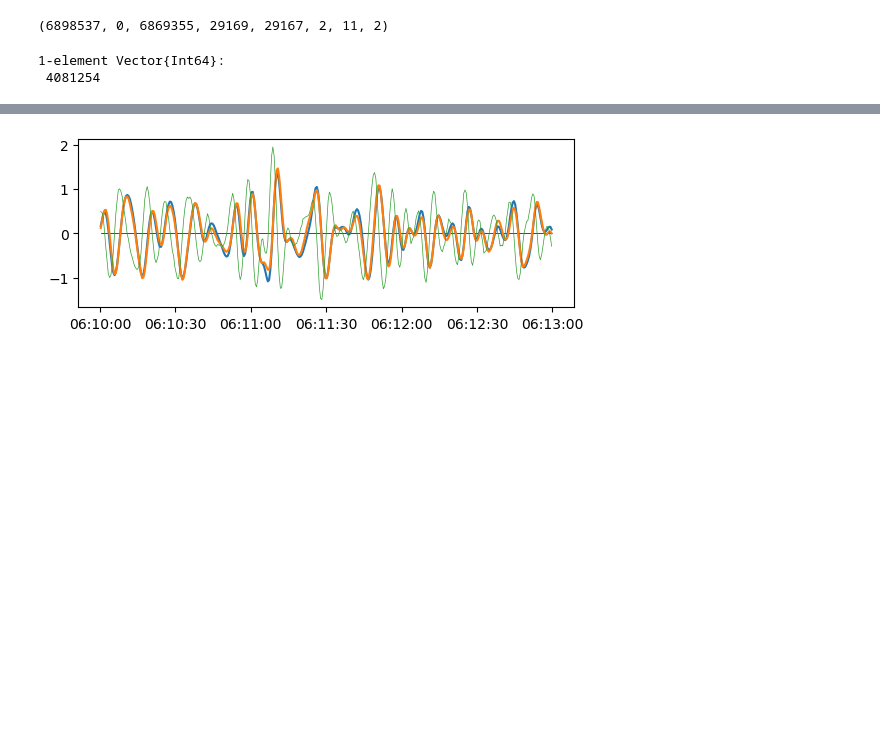
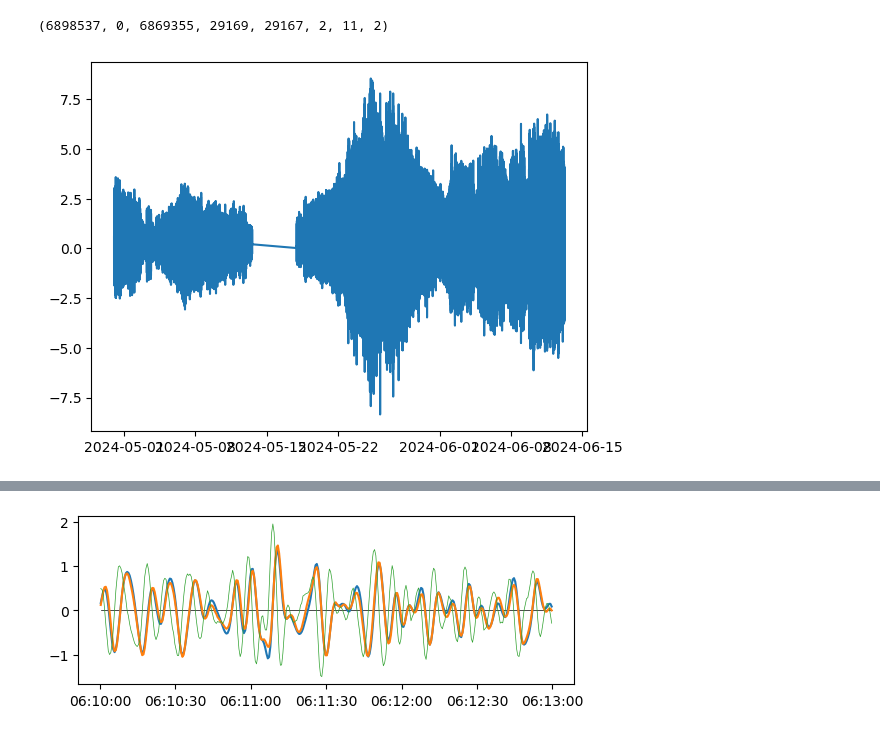
Before and after one commit to deszoeke/lidar, a Jupyter notebook: rot_sandbox.ipynb, the cells around one changed output, grey strips where cells are left out. Drawn from its saved outputs; the diff is of its cells as text; code cells hidden in the pictures; blank space fills up the shorter version.

Commit message:
interpolate gaps in POSMV

```diff
--- a/rot_sandbox.ipynb
+++ b/rot_sandbox.ipynb
@@ -320,11 +322,61 @@ sum(DVS.(diff(pgdt)).> 1.0) # 2 : leg1-2 gap, one 1.001 gap
 # pgdt = timing_lidar.pashr_gps_datetime.(Pashr[:time], Pashr[:gpstime])
 # %% [output]
 (6898537, 0, 6869355, 29169, 29167, 2, 11, 2)
-# %%
-gaps = findall(1.0 .< DVS.(diff(pgdt)) .< 2.0)
-# %% [output]
-1-element Vector{Int64}:
- 4081254
+# %%
+"midpoint interpolate the skipped points"
+function midint!(x, jskipmid)
+    @. x[jskipmid] = 0.5 * ( x[jskipmid-1] + x[jskipmid+1] )
+end
+
+"make a series fill x with pgdt but open up gaps at pgdt[skip1]"
+function opengaps!(x, pgdt, skip1)
+    for i in eachindex(pgdt)
+        c = sum( skip1 .< i )
+        j = i + c
+        x[j] = pgdt[i]
+    end
+end
+
+"fill in skipped timesteps where there is 1 s rather than 0.5 s between timesteps"
+function fill_skipped_times(pgdt, data; dt=0.5)
+    isskips = 0.9*2*dt .< DVS.(diff(pgdt)) .< 1.1*2*dt
+    DVS.(diff(pgdt))[isskips]
+    skip1 = findall(isskips)
+    skip2 = skip1 .+ 1
+
+    # index expanded array w/o skips into original array with skips
+    x = zeros(eltype(pgdt), length(pgdt) + length(skip1) )
+    opengaps!(x, pgdt, skip1)
+    y = zeros(eltype(data), length(pgdt) + length(skip1) )
+    opengaps!(y, data, skip1)
+
+    jskipmid = skip1 .+ eachindex(skip1)
+    # jskip1 = jskipmid .- 1
+    # jskip2 = jskipmid .+ 1
+
+    @. x[jskipmid] = x[jskip1] + Millisecond(500)
+    # interpolate the skipped points
+    # midint!(x, jskipmid) # doesn't work for DateTimes
+    midint!(y, jskipmid)
+    return x, y, jskipmid
+end
+
+# filled even time coordinate
+posmvdt, Ppitch, jskip = fill_skipped_times(pgdt, Pashr[:pitch])
+# itp = interpolate(, BSpline(Linear()))
+
+# test
+all( posmvdt[jskip1] .== pgdt[skip1] ) # true passes
+any(0.9 .< DVS.(diff(posmvdt)) .< 60.0) # false passes
+minimum(DVS.(diff(posmvdt))), maximum(DVS.(diff(posmvdt))[DVS.(diff(posmvdt)).<3000])
+# clf()
+# plot(DVS.(diff(posmvdt))[DVS.(diff(posmvdt)).<5000]) # all between 0.500 - 0.0505 passes
+# gcf()
+clf()
+plot(posmvdt, Ppitch) # all between 0.500 - 0.0505 passes
+gcf()
+# %% [output]
+[figure, added]
 # %%
 # deprecated: Explore old posmvdt time coordinate
 #=
```
Also changed, not shown: parts of 4 cells of this notebook.
